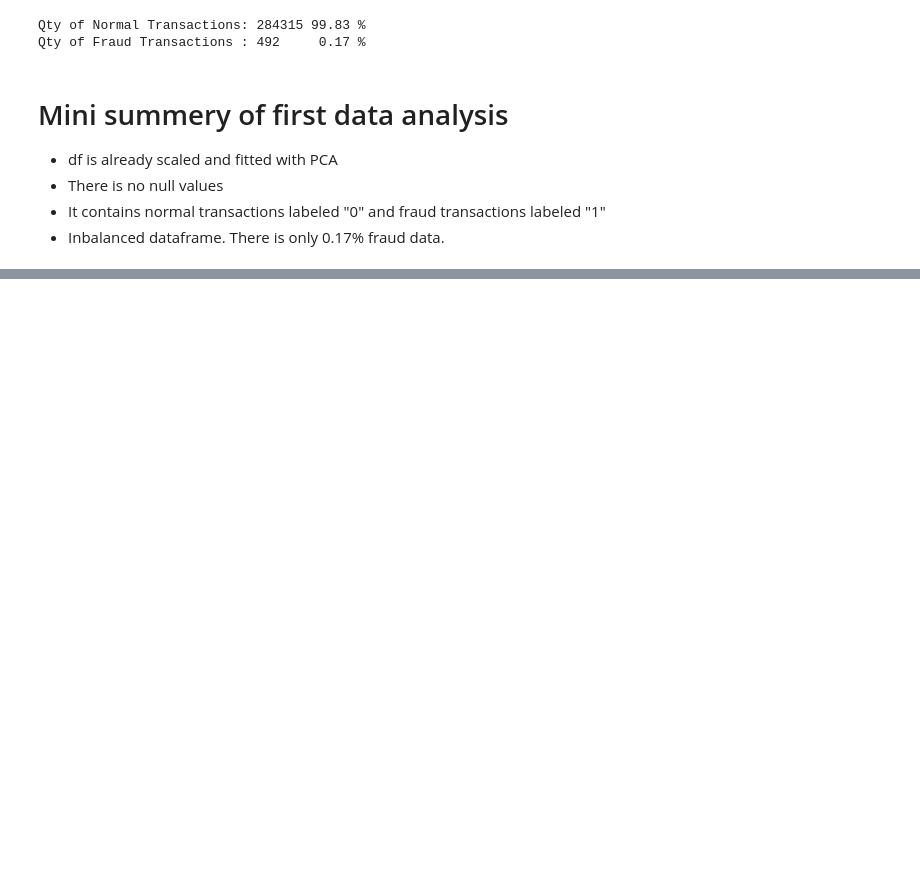
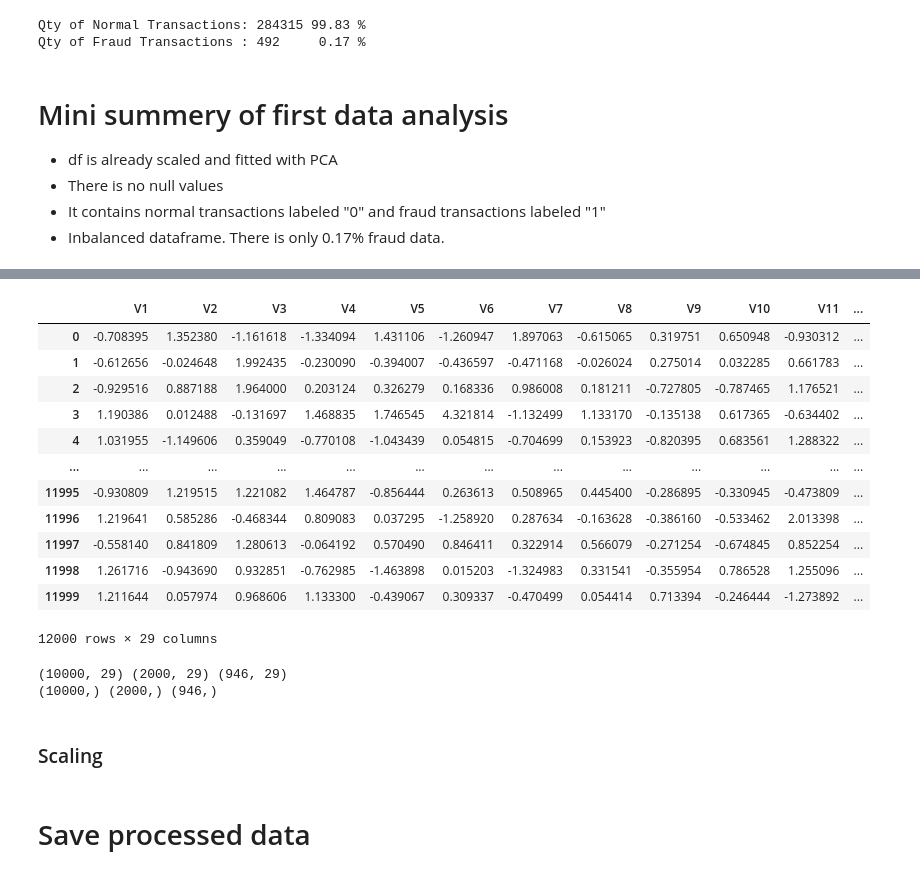
Before and after one commit to jimi-117/credit_card_fraud_detetion, a Jupyter notebook: ccfd_EDA_cleaning.ipynb, the cells around one changed output, grey strips where cells are left out. Drawn from its saved outputs; the diff is of its cells as text; code cells hidden in the pictures; blank space fills up the shorter version.

```diff
--- a/ccfd_EDA_cleaning.ipynb
+++ b/ccfd_EDA_cleaning.ipynb
@@ -150,0 +180,4 @@ To Do
+# %%
+df_2 = df_2.drop("Time", axis=1)
+# %%
+df_2["Class"].replace([0,1],[1,-1],inplace=True)
@@ -150,0 +190,19 @@ To Do
+# %%
+def inbalanced_dataset_separator(dataframe):
+    """
+    This function separates the inbalanced dataset into 2 datasets.
+    Train dataset contains ONLY "0" class and test dataset contains 0 and 1 in 50/50 ratio
+    """
+    fraud = dataframe[dataframe["Class"] == -1]
+    normal = dataframe[dataframe["Class"] == 1]
+
+    normal_for_test = normal.sample(len(fraud))
+    train_data = normal.drop(normal_for_test.index)
+    test_data = pd.concat([normal_for_test, fraud], axis=0, ignore_index=True)
+
+    return train_data, test_data
+
+
+train, test = inbalanced_dataset_separator(df_2)
+print("Class distribution for train dataset: ",train["Class"].value_counts())
+print("Class distribution for test dataset: ",test["Class"].value_counts())
@@ -150,0 +219,3 @@ To Do
+# %%
+mini_train = train.sample(12000, ignore_index=True, random_state=42)
+mini_train.info()
@@ -150,0 +240,27 @@ To Do
+# %%
+mini_train.iloc[:,:-1]
+# %% [output]
+|  | V1 | V2 | V3 | V4 | V5 | V6 | V7 | V8 | V9 | V10 | V11 | ... |
+| 0 | -0.708395 | 1.352380 | -1.161618 | -1.334094 | 1.431106 | -1.260947 | 1.897063 | -0.615065 | 0.319751 | 0.650948 | -0.930312 | ... |
+| 1 | -0.612656 | -0.024648 | 1.992435 | -0.230090 | -0.394007 | -0.436597 | -0.471168 | -0.026024 | 0.275014 | 0.032285 | 0.661783 | ... |
+| 2 | -0.929516 | 0.887188 | 1.964000 | 0.203124 | 0.326279 | 0.168336 | 0.986008 | 0.181211 | -0.727805 | -0.787465 | 1.176521 | ... |
+| 3 | 1.190386 | 0.012488 | -0.131697 | 1.468835 | 1.746545 | 4.321814 | -1.132499 | 1.133170 | -0.135138 | 0.617365 | -0.634402 | ... |
+| 4 | 1.031955 | -1.149606 | 0.359049 | -0.770108 | -1.043439 | 0.054815 | -0.704699 | 0.153923 | -0.820395 | 0.683561 | 1.288322 | ... |
+| ... | ... | ... | ... | ... | ... | ... | ... | ... | ... | ... | ... | ... |
+| 11995 | -0.930809 | 1.219515 | 1.221082 | 1.464787 | -0.856444 | 0.263613 | 0.508965 | 0.445400 | -0.286895 | -0.330945 | -0.473809 | ... |
+| 11996 | 1.219641 | 0.585286 | -0.468344 | 0.809083 | 0.037295 | -1.258920 | 0.287634 | -0.163628 | -0.386160 | -0.533462 | 2.013398 | ... |
+| 11997 | -0.558140 | 0.841809 | 1.280613 | -0.064192 | 0.570490 | 0.846411 | 0.322914 | 0.566079 | -0.271254 | -0.674845 | 0.852254 | ... |
+| 11998 | 1.261716 | -0.943690 | 0.932851 | -0.762985 | -1.463898 | 0.015203 | -1.324983 | 0.331541 | -0.355954 | 0.786528 | 1.255096 | ... |
+| 11999 | 1.211644 | 0.057974 | 0.968606 | 1.133300 | -0.439067 | 0.309337 | -0.470499 | 0.054414 | 0.713394 | -0.246444 | -1.273892 | ... |
+12000 rows × 29 columns
+# %%
+from sklearn.model_selection import train_test_split
+X_train, X_valid, y_train, y_valid = train_test_split(mini_train.iloc[:,:-1], mini_train["Class"], test_size=2000, random_state=42)
+X_test, y_test = test.iloc[:,:-1], test["Class"]
+print(X_train.shape, X_valid.shape, X_test.shape)
+print(y_train.shape, y_valid.shape, y_test.shape)
+# %% [output]
+(10000, 29) (2000, 29) (946, 29)
+(10000,) (2000,) (946,)
+# %% [markdown]
+### Scaling
@@ -150,0 +274,2 @@ To Do
+# %% [markdown]
+# Save processed data
```
Also changed, not shown: parts of 17 cells of this notebook, 1 other file.
